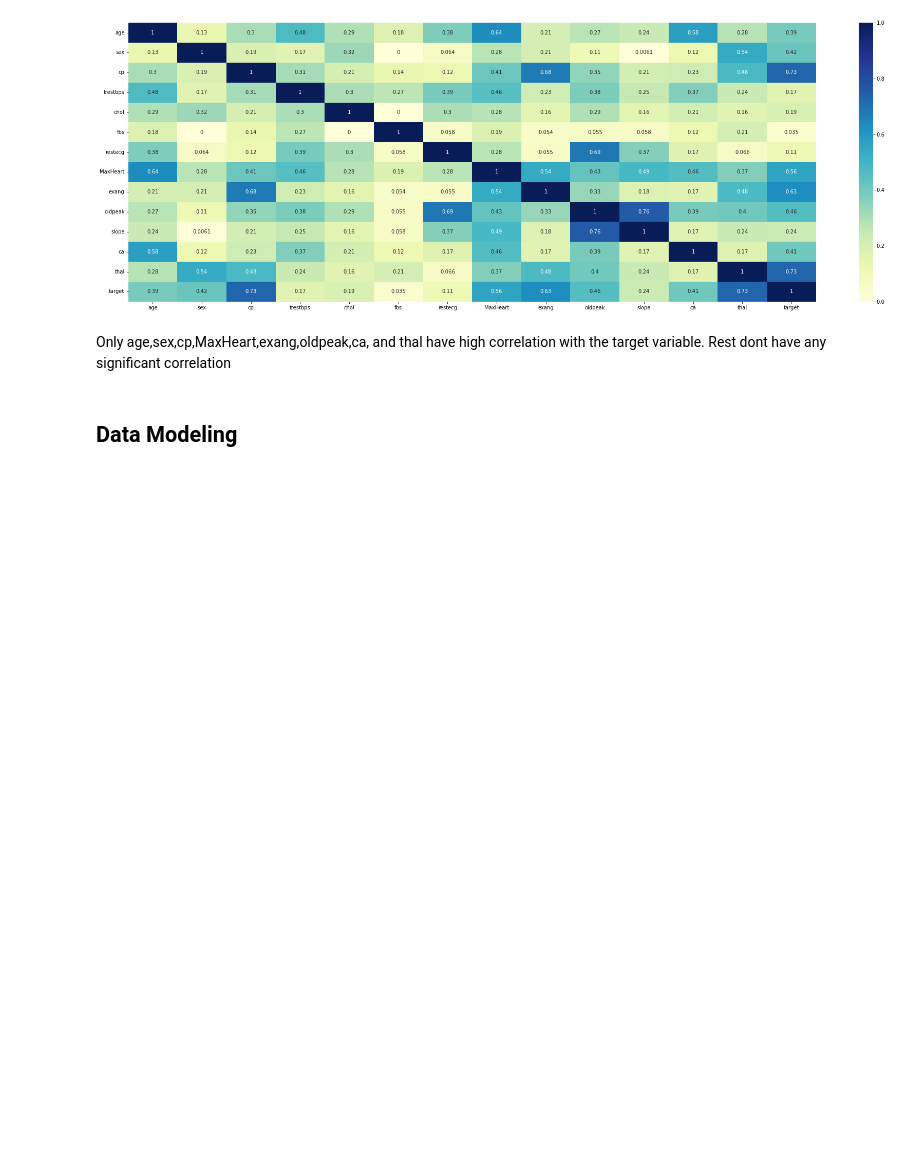
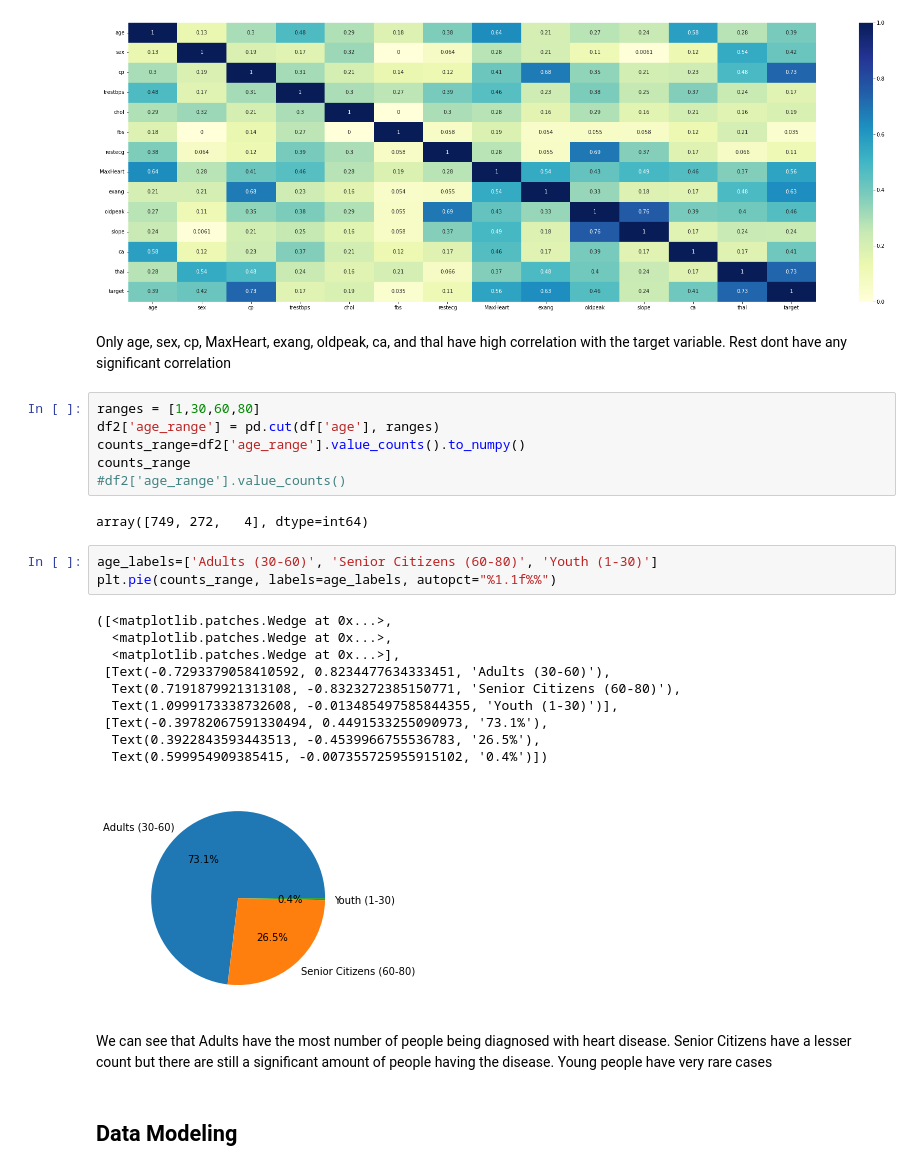
Before and after one commit to MehulSarup/HeartDisease_ML, a Jupyter notebook: Heart Disease Analysis.ipynb, the cells around one changed output. Drawn from its saved outputs; the diff is of its cells as text; blank space fills up the shorter version.

```diff
--- a/Heart Disease Analysis.ipynb
+++ b/Heart Disease Analysis.ipynb
@@ -159,7 +164,31 @@ interval columns not set, guessing: ['age', 'sex', 'cp', 'trestbps', 'chol', 'fb
 <AxesSubplot:>
 [figure]
 # %% [markdown]
-Only age,sex,cp,MaxHeart,exang,oldpeak,ca, and thal have high correlation with the target variable. Rest dont have any significant correlation
+Only age, sex, cp, MaxHeart, exang, oldpeak, ca, and thal have high correlation with the target variable. Rest dont have any significant correlation
+# %%
+ranges = [1,30,60,80]
+df2['age_range'] = pd.cut(df['age'], ranges)
+counts_range=df2['age_range'].value_counts().to_numpy()
+counts_range
+#df2['age_range'].value_counts()
+# %% [output]
+array([749, 272,   4], dtype=int64)
+# %%
+age_labels=['Adults (30-60)', 'Senior Citizens (60-80)', 'Youth (1-30)']
+plt.pie(counts_range, labels=age_labels, autopct="%1.1f%%")
+# %% [output]
+([<matplotlib.patches.Wedge at 0x...>,
+  <matplotlib.patches.Wedge at 0x...>,
+  <matplotlib.patches.Wedge at 0x...>],
+ [Text(-0.7293379058410592, 0.8234477634333451, 'Adults (30-60)'),
+  Text(0.7191879921313108, -0.8323272385150771, 'Senior Citizens (60-80)'),
+  Text(1.0999173338732608, -0.013485497585844355, 'Youth (1-30)')],
+ [Text(-0.39782067591330494, 0.4491533255090973, '73.1%'),
+  Text(0.3922843593443513, -0.4539966755536783, '26.5%'),
+  Text(0.599954909385415, -0.007355725955915102, '0.4%')])
+[figure, added]
+# %% [markdown]
+We can see that Adults have the most number of people being diagnosed with heart disease. Senior Citizens have a lesser count but there are still a significant amount of people having the disease. Young people have very rare cases
 # %% [markdown]
 ## Data Modeling
 # %%
```
Also changed, not shown: parts of 2 cells of this notebook.
